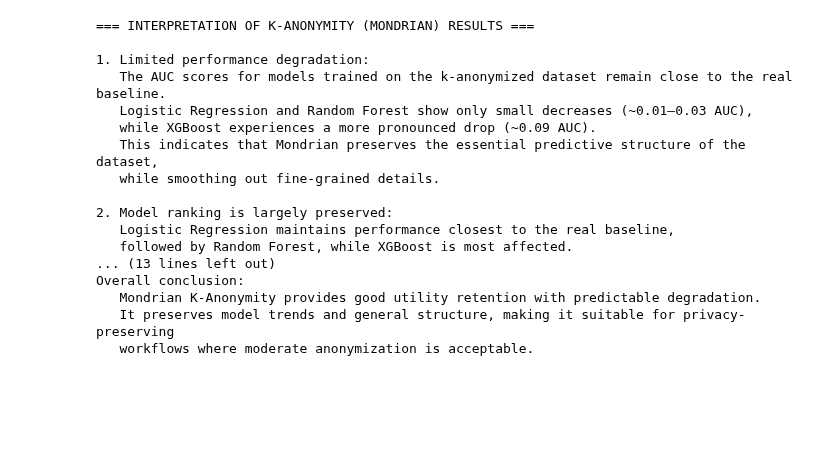
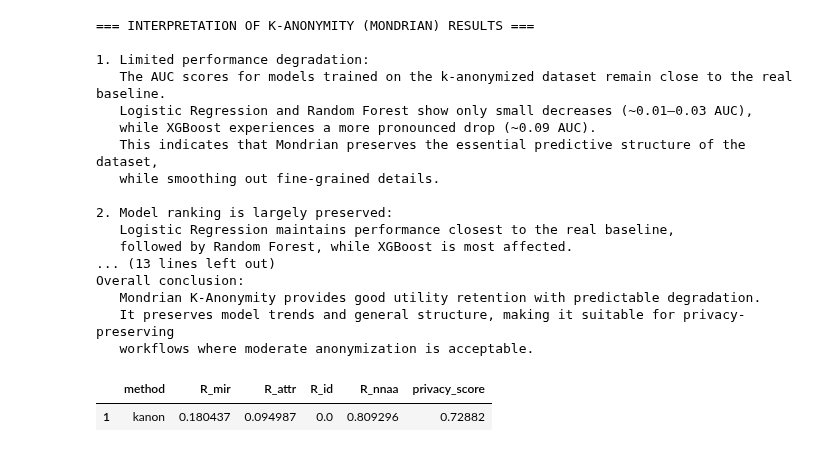
Before and after one commit to StRomano02/Research_Metodologies_Project, a Jupyter notebook: notebooks/04_k_anonymity_extension.ipynb, the cells around one changed output. Drawn from its saved outputs; the diff is of its cells as text; code cells hidden in the pictures; blank space fills up the shorter version.

```diff
--- a/notebooks/04_k_anonymity_extension.ipynb
+++ b/notebooks/04_k_anonymity_extension.ipynb
@@ -403,0 +525,24 @@ Overall conclusion:
+# %%
+method_name = "kanon"
+results_priv_path = "./data/results/results_privacy.csv"
+
+X_real_train = X_train_real_scaled
+X_real_test  = X_test_real_scaled
+X_syn        = X_train_anon_scaled   # il “rilascio” è l'anonimizzato
+
+sensitive_col = "diabetes"
+known_cols = [c for c in X_real_train.columns if c != sensitive_col]
+
+R_mir  = membership_inference_risk(X_real_train, X_real_test, X_syn)
+R_attr = attribute_inference_risk(X_real_train, X_syn, known_cols, sensitive_col, k=5)
+R_id   = identity_disclosure_risk(X_real_train, X_syn, epsilon=1e-3)
+R_nnaa = nn_adversarial_accuracy(X_real_train, X_real_test, X_syn)
+
+P_score = privacy_score(R_mir, R_attr, R_id, R_nnaa)
+metrics = {"R_mir": R_mir, "R_attr": R_attr, "R_id": R_id, "R_nnaa": R_nnaa, "privacy_score": P_score}
+
+master_priv = save_privacy_results(results_priv_path, method_name, metrics)
+display(master_priv[master_priv["method"] == method_name])
+# %% [output]
+|  | method | R_mir | R_attr | R_id | R_nnaa | privacy_score |
+| 1 | kanon | 0.180437 | 0.094987 | 0.0 | 0.809296 | 0.72882 |
```
Also changed, not shown: parts of 1 cell of this notebook, 6 other files.
